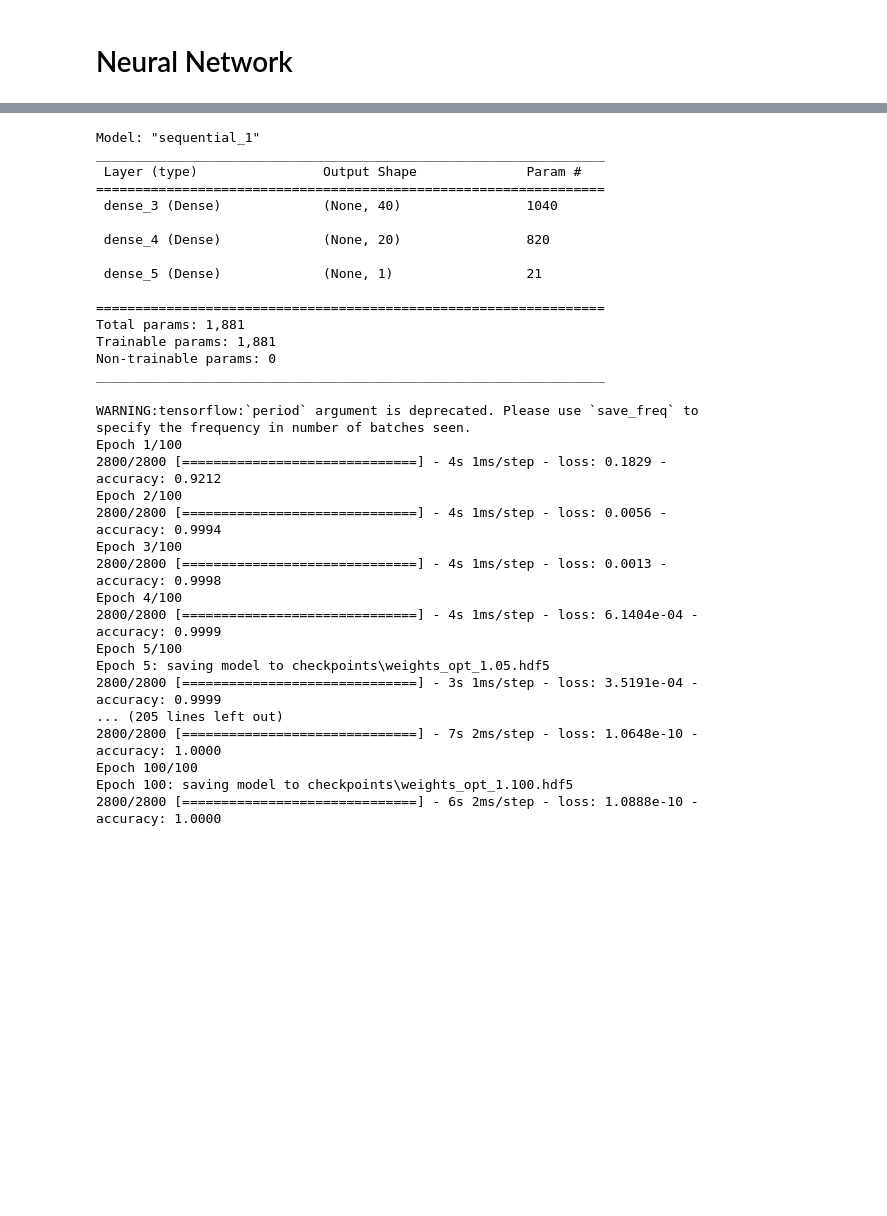
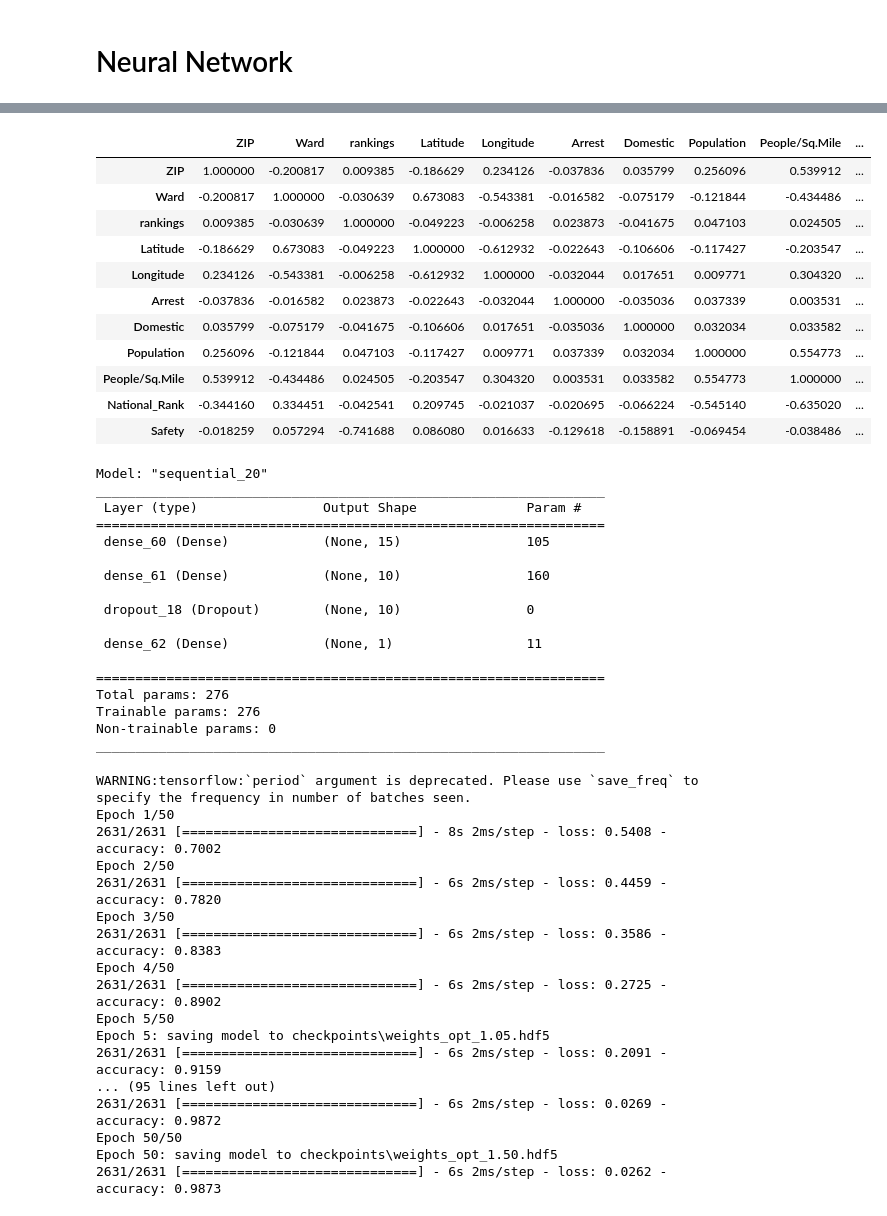
Before and after one commit to mmcdan13/capstone_project, a Jupyter notebook: Final_Chipotle_Neural_Network.ipynb, the cells around one changed output, grey strips where cells are left out. Drawn from its saved outputs; the diff is of its cells as text; code cells hidden in the pictures; blank space fills up the shorter version.

```diff
--- a/Final_Chipotle_Neural_Network.ipynb
+++ b/Final_Chipotle_Neural_Network.ipynb
@@ -107,10 +107,11 @@ cleaned_crime.head()
 # %%
 # Split our preprocessed data into our features and target arrays
-X = cleaned_crime.drop(columns=['chipotle'],axis=1).values
+X = cleaned_crime.drop(columns=['chipotle','Ward','Population','rankings','Latitude','Longitude'],axis=1).values
+X_raw = cleaned_crime.drop(columns=['chipotle'],axis=1)
 y = cleaned_crime['chipotle'].values
 
 # Split the preprocessed data into a training and testing dataset
-X_train, X_test, y_train, y_test = train_test_split(X, y, random_state=78)
+X_train, X_test, y_train, y_test = train_test_split(X, y, test_size = .3, random_state=78, shuffle=True)
 # %% [markdown]
 # Neural Network
 # %%
@@ -126,8 +133,23 @@ X_test_scaled = X_scaler.transform(X_test)
+# %%
+X_raw.corr()
+# %% [output]
+|  | ZIP | Ward | rankings | Latitude | Longitude | Arrest | Domestic | Population | People/Sq.Mile | ... |
+| ZIP | 1.000000 | -0.200817 | 0.009385 | -0.186629 | 0.234126 | -0.037836 | 0.035799 | 0.256096 | 0.539912 | ... |
+| Ward | -0.200817 | 1.000000 | -0.030639 | 0.673083 | -0.543381 | -0.016582 | -0.075179 | -0.121844 | -0.434486 | ... |
+| rankings | 0.009385 | -0.030639 | 1.000000 | -0.049223 | -0.006258 | 0.023873 | -0.041675 | 0.047103 | 0.024505 | ... |
+| Latitude | -0.186629 | 0.673083 | -0.049223 | 1.000000 | -0.612932 | -0.022643 | -0.106606 | -0.117427 | -0.203547 | ... |
+| Longitude | 0.234126 | -0.543381 | -0.006258 | -0.612932 | 1.000000 | -0.032044 | 0.017651 | 0.009771 | 0.304320 | ... |
+| Arrest | -0.037836 | -0.016582 | 0.023873 | -0.022643 | -0.032044 | 1.000000 | -0.035036 | 0.037339 | 0.003531 | ... |
+| Domestic | 0.035799 | -0.075179 | -0.041675 | -0.106606 | 0.017651 | -0.035036 | 1.000000 | 0.032034 | 0.033582 | ... |
+| Population | 0.256096 | -0.121844 | 0.047103 | -0.117427 | 0.009771 | 0.037339 | 0.032034 | 1.000000 | 0.554773 | ... |
+| People/Sq.Mile | 0.539912 | -0.434486 | 0.024505 | -0.203547 | 0.304320 | 0.003531 | 0.033582 | 0.554773 | 1.000000 | ... |
+| National_Rank | -0.344160 | 0.334451 | -0.042541 | 0.209745 | -0.021037 | -0.020695 | -0.066224 | -0.545140 | -0.635020 | ... |
+| Safety | -0.018259 | 0.057294 | -0.741688 | 0.086080 | 0.016633 | -0.129618 | -0.158891 | -0.069454 | -0.038486 | ... |
 # %%
 # Define the model - deep neural net, i.e., the number of input features and hidden nodes for each layer.
 number_input_features = len(X_train[0])
-hidden_nodes_layer1 = 40
-hidden_nodes_layer2 = 20
+hidden_nodes_layer1 = 15
+hidden_nodes_layer2 = 10
 
 nn = tf.keras.models.Sequential()
 
@@ -142,25 +164,32 @@ nn.add(
     tf.keras.layers.Dense(units=hidden_nodes_layer2, activation="relu")
 )
 
+# Third hidden layer
+nn.add(
+    tf.keras.layers.Dropout(.2)
+)
+
 # Output layer
 nn.add(tf.keras.layers.Dense(units=1, activation="sigmoid"))
 
 # Check the structure of the model
 nn.summary()
 # %% [output]
-Model: "sequential_1"
+Model: "sequential_20"
 _________________________________________________________________
  Layer (type)                Output Shape              Param #
 =================================================================
- dense_3 (Dense)             (None, 40)                1040
+ dense_60 (Dense)            (None, 15)                105
 
- dense_4 (Dense)             (None, 20)                820
+ dense_61 (Dense)            (None, 10)                160
 
- dense_5 (Dense)             (None, 1)                 21
+ dropout_18 (Dropout)        (None, 10)                0
+
+ dense_62 (Dense)            (None, 1)                 11
 
 =================================================================
-Total params: 1,881
-Trainable params: 1,881
+Total params: 276
+Trainable params: 276
 Non-trainable params: 0
 _________________________________________________________________
 # %%
@@ -185,25 +214,25 @@ cp_callback = ModelCheckpoint(
 )
 
 # Train the model
-fit_model = nn.fit(X_train_scaled, y_train, epochs=100, callbacks=[cp_callback])
+fit_model = nn.fit(X_train_scaled, y_train, epochs=50, batch_size = 32, callbacks=[cp_callback])
 # %% [output]
 WARNING:tensorflow:`period` argument is deprecated. Please use `save_freq` to specify the frequency in number of batches seen.
-Epoch 1/100
-2800/2800 [==============================] - 4s 1ms/step - loss: 0.1829 - accuracy: 0.9212
-Epoch 2/100
-2800/2800 [==============================] - 4s 1ms/step - loss: 0.0056 - accuracy: 0.9994
-Epoch 3/100
-2800/2800 [==============================] - 4s 1ms/step - loss: 0.0013 - accuracy: 0.9998
-Epoch 4/100
-2800/2800 [==============================] - 4s 1ms/step - loss: 6.1404e-04 - accuracy: 0.9999
-Epoch 5/100
+Epoch 1/50
+2631/2631 [==============================] - 8s 2ms/step - loss: 0.5408 - accuracy: 0.7002
+Epoch 2/50
+2631/2631 [==============================] - 6s 2ms/step - loss: 0.4459 - accuracy: 0.7820
+Epoch 3/50
+2631/2631 [==============================] - 6s 2ms/step - loss: 0.3586 - accuracy: 0.8383
+Epoch 4/50
+2631/2631 [==============================] - 6s 2ms/step - loss: 0.2725 - accuracy: 0.8902
+Epoch 5/50
 Epoch 5: saving model to checkpoints\weights_opt_1.05.hdf5
-2800/2800 [==============================] - 3s 1ms/step - loss: 3.5191e-04 - accuracy: 0.9999
-... (205 lines left out)
-2800/2800 [==============================] - 7s 2ms/step - loss: 1.0648e-10 - accuracy: 1.0000
-Epoch 100/100
-Epoch 100: saving model to checkpoints\weights_opt_1.100.hdf5
-2800/2800 [==============================] - 6s 2ms/step - loss: 1.0888e-10 - accuracy: 1.0000
+2631/2631 [==============================] - 6s 2ms/step - loss: 0.2091 - accuracy: 0.9159
+... (95 lines left out)
+2631/2631 [==============================] - 6s 2ms/step - loss: 0.0269 - accuracy: 0.9872
+Epoch 50/50
+Epoch 50: saving model to checkpoints\weights_opt_1.50.hdf5
+2631/2631 [==============================] - 6s 2ms/step - loss: 0.0262 - accuracy: 0.9873
 # %%
 # Evaluate the model using the test data
 model_loss, model_accuracy = nn.evaluate(X_test_scaled,y_test,verbose=2)
```
Also changed, not shown: parts of 5 cells of this notebook, 28 other files.
